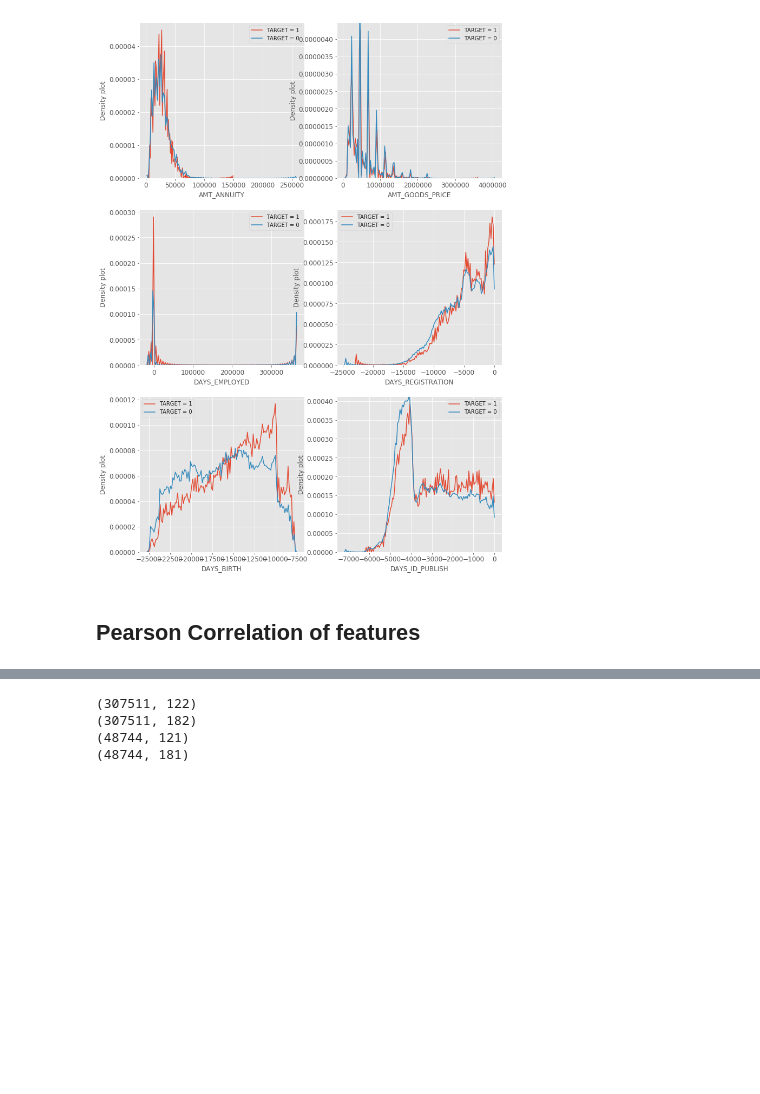
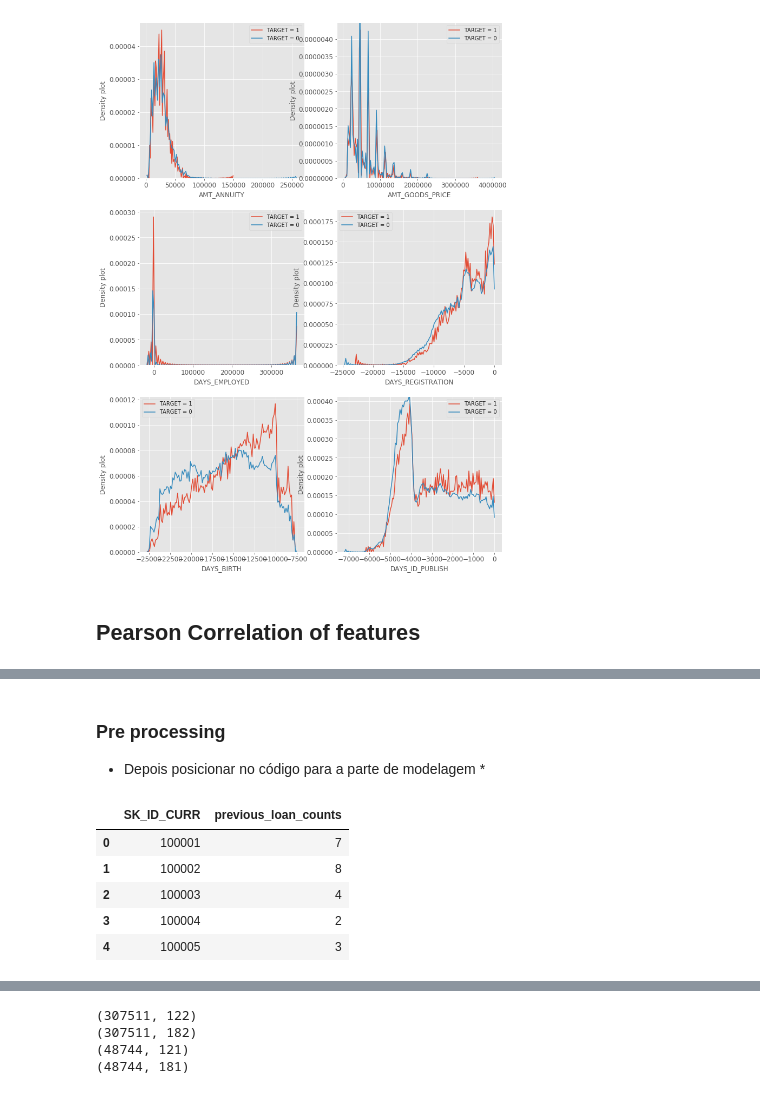
Before and after one commit to balbidatascience/kaggle-home-credit-risk, a Jupyter notebook: Kernel-Copy1.ipynb, the cells around one changed output, grey strips where cells are left out. Saved outputs shown, nothing was run; the diff lists cells and outputs as text; code cells hidden in the pictures; blank space fills up the shorter version.

```diff
--- a/Kernel-Copy1.ipynb
+++ b/Kernel-Copy1.ipynb
@@ -427 +436,16 @@ train.head()
+# %% [markdown]
+### Pre processing
+
+* Depois posicionar no código para a parte de modelagem *
+# %%
+# Groupby the client id (SK_ID_CURR), count the number of previous loans, and rename the column
+previous_loan_counts = bureau.groupby('SK_ID_CURR', as_index=False)['SK_ID_BUREAU'].count().rename(columns = {'SK_ID_BUREAU': 'previous_loan_counts'})
+previous_loan_counts.head()
+# %% [output]
+|  | SK_ID_CURR | previous_loan_counts |
+| 0 | 100001 | 7 |
+| 1 | 100002 | 8 |
+| 2 | 100003 | 4 |
+| 3 | 100004 | 2 |
+| 4 | 100005 | 3 |
 # %%
```
Also changed, not shown: parts of 14 cells of this notebook.
